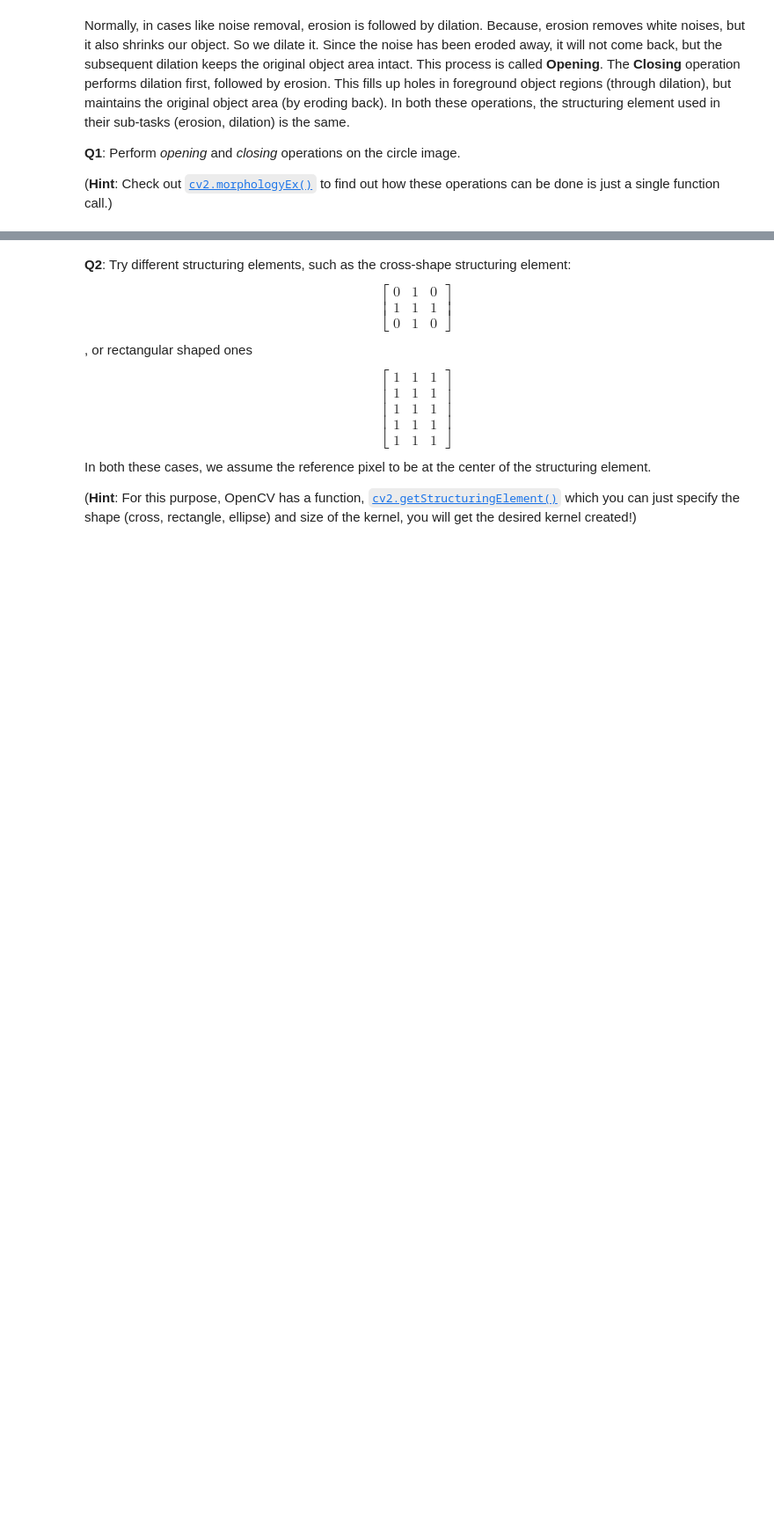
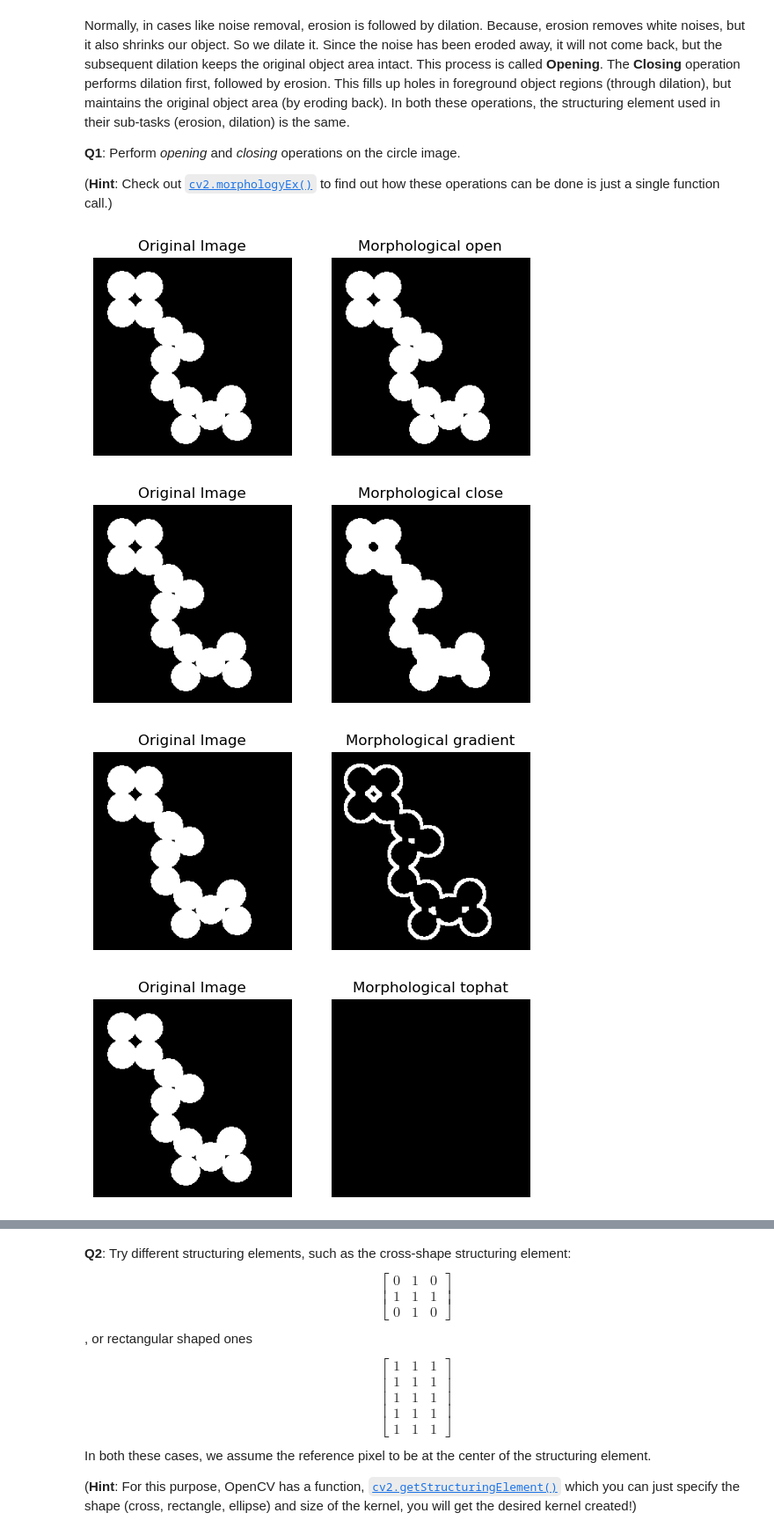
Before and after one commit to junyao0525/Vision-lab-CDS6334, a Jupyter notebook: Lab04/Lab04/Lab04.ipynb, the cells around one changed output, grey strips where cells are left out. Shown at 88% size. Cells and saved outputs as stored; diff of their text form; code cells hidden in the pictures; blank space fills up the shorter version.

```diff
--- a/Lab04/Lab04/Lab04.ipynb
+++ b/Lab04/Lab04/Lab04.ipynb
@@ -85,0 +94,34 @@ Normally, in cases like noise removal, erosion is followed by dilation. Because,
+# %%
+# Enter your code here
+kernel = np.ones((5,5),np.uint8)
+
+morph_map ={
+    'open':cv2.MORPH_OPEN,
+    'close':cv2.MORPH_CLOSE,
+    'gradient':cv2.MORPH_GRADIENT,
+    'tophat':cv2.MORPH_TOPHAT,
+    'blackhat':cv2.MORPH_BLACKHAT,
+    'dilation':cv2.MORPH_DILATE ,
+    'erosion':cv2.MORPH_ERODE
+}
+
+def multiple_MORPH(img, kernel, iterations,option):
+    morph_type = morph_map.get(option)
+    exp = cv2.morphologyEx(img, morph_type, kernel, iterations=iterations)
+    plt.subplot(121), plt.imshow(img, cmap='gray')
+    plt.title('Original Image'), plt.axis('off')
+    plt.subplot(122), plt.imshow(exp, cmap='gray')
+    plt.title(f'Morphological {option}'), plt.axis('off')
+    plt.show()
+    return exp
+
+multiple_MORPH(circles, kernel, 1, 'open')
+multiple_MORPH(circles, kernel, 1, 'close')
+multiple_MORPH(circles, kernel, 1, 'gradient')
+multiple_MORPH(circles, kernel, 1, 'tophat')
+multiple_MORPH(circles, kernel, 1, 'blackhat')
+# %% [output]
+[figure, added]
+[figure, added]
+[figure, added]
+[figure, added]
```
Also changed, not shown: parts of 15 cells of this notebook.
